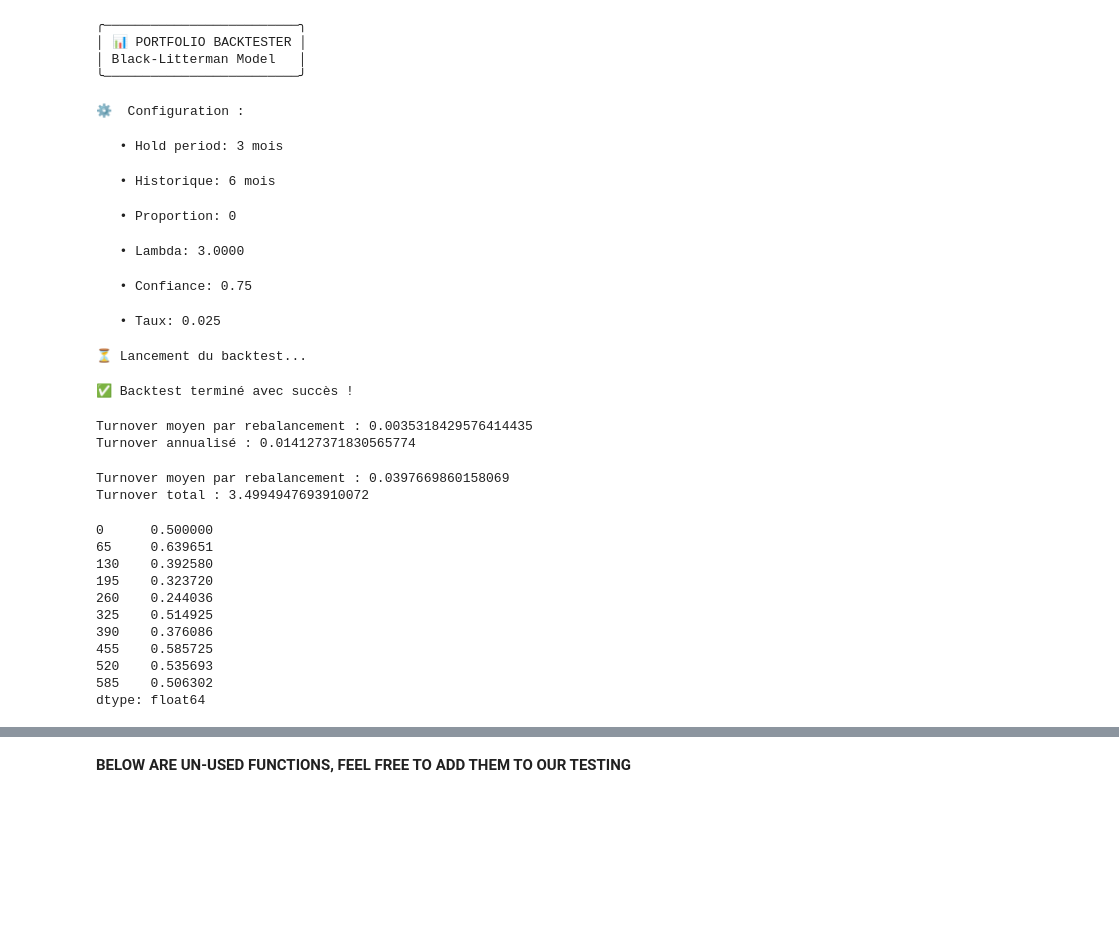
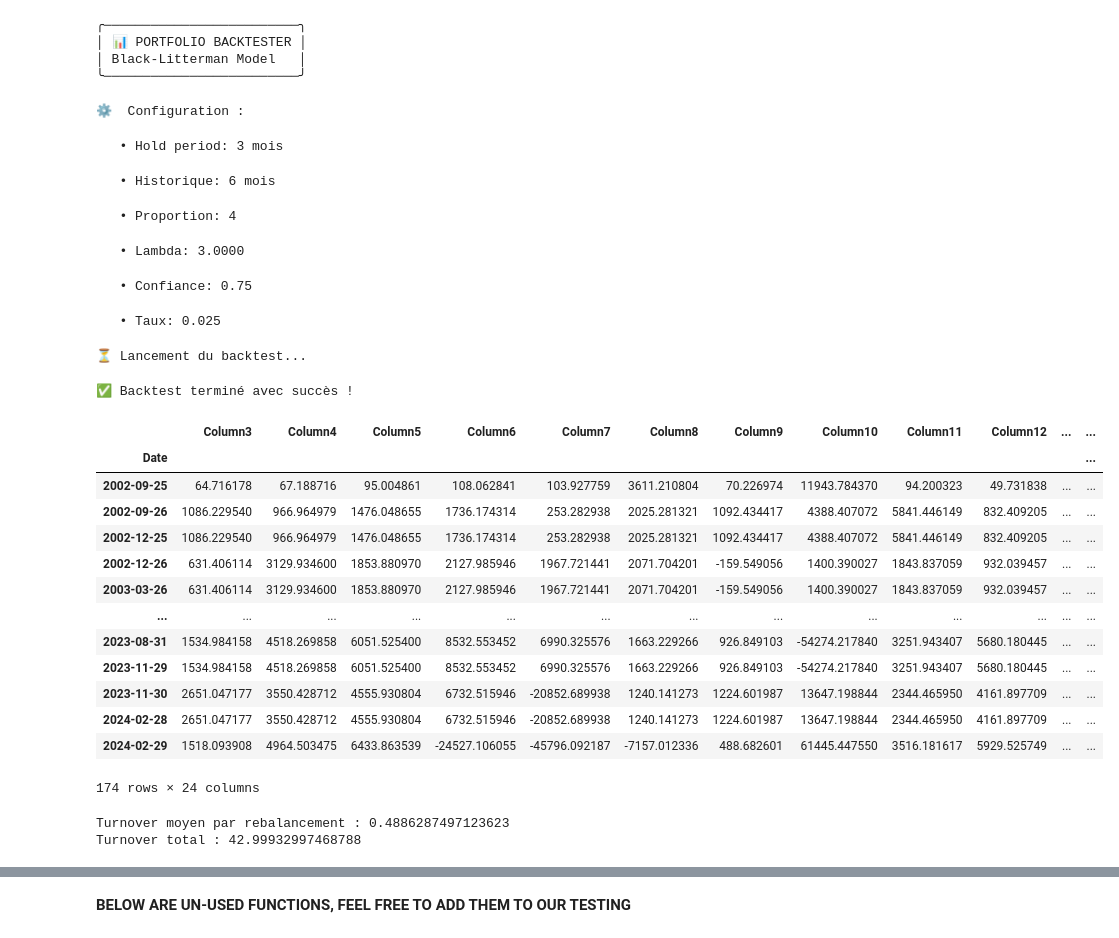
Before and after one commit to MaloBardin/Research-Project, a Jupyter notebook: Fix-Length US.ipynb, the cells around one changed output, grey strips where cells are left out. Drawn from its saved outputs; the diff is of its cells as text; code cells hidden in the pictures; blank space fills up the shorter version.

Commit message:
Turn over prefix

```diff
--- a/Fix-Length US.ipynb
+++ b/Fix-Length US.ipynb
@@ -303,7 +303,7 @@ month_count = 0
 #PARAMETERS
 hold =3
 hist = 6
-proportion=0
+proportion=4
 Lambda=3
 tau=0.025
 confidence=0.75
@@ -393,7 +393,7 @@ console.print("\n[green]✅ Backtest terminé avec succès ![/green]\n")
 ⚙️  Configuration :
    • Hold period: 3 mois
    • Historique: 6 mois
-   • Proportion: 0
+   • Proportion: 4
    • Lambda: 3.0000
    • Confiance: 0.75
    • Taux: 0.025
@@ -411,17 +402,35 @@ portfolio_value = turn_over_df*dfbacktest_filtered
-# %%
-turn_over_df=portfolio_value
-weights = turn_over_df.div(turn_over_df.abs().sum(axis=1), axis=0)
-
-# Garder uniquement les lignes distinctes (vrais rebalancements)
-weights_dedup = weights.loc[weights.ne(weights.shift()).any(axis=1)]
-
-turnover = weights_dedup.diff().abs().sum(axis=1) / 2
-turnover = turnover.dropna()
-
-n_rebal_per_year = 252 / (21 * hold)  # ou len(turnover) / n_années
-
-print("Turnover moyen par rebalancement :", turnover.mean())
-print("Turnover annualisé :", turnover.mean() * n_rebal_per_year)
-# %% [output]
-Turnover moyen par rebalancement : 0.0035318429576414435
-Turnover annualisé : 0.014127371830565774
+# %%
+turn_over_df = final.copy()
+stock_cols = list(final.columns[2:-1])
+turn_over_df=turn_over_df.set_index("Date")
+turn_over_df=turn_over_df[stock_cols]
+prix_df=df.copy()
+swap_lines = turn_over_df.loc[turn_over_df.ne(turn_over_df.shift()).any(axis=1)]
+rebal_idx = turn_over_df.index[turn_over_df.ne(turn_over_df.shift()).any(axis=1)]
+rebal_pos = [turn_over_df.index.get_loc(idx) for idx in rebal_idx]
+
+idx_around = sorted(set(
+    p + delta
+    for p in rebal_pos
+    for delta in [-1, 0]
+    if 0 <= p + delta < len(turn_over_df)
+))
+
+swap_lines = turn_over_df.iloc[idx_around]
+swap_lines = swap_lines.iloc[1:]
+swap_lines
+# %% [output]
+|  | Column3 | Column4 | Column5 | Column6 | Column7 | Column8 | Column9 | Column10 | Column11 | Column12 | ... | ... |
+| Date |  |  |  |  |  |  |  |  |  |  |  | ... |
+| 2002-09-25 | 64.716178 | 67.188716 | 95.004861 | 108.062841 | 103.927759 | 3611.210804 | 70.226974 | 11943.784370 | 94.200323 | 49.731838 | ... | ... |
+| 2002-09-26 | 1086.229540 | 966.964979 | 1476.048655 | 1736.174314 | 253.282938 | 2025.281321 | 1092.434417 | 4388.407072 | 5841.446149 | 832.409205 | ... | ... |
+| 2002-12-25 | 1086.229540 | 966.964979 | 1476.048655 | 1736.174314 | 253.282938 | 2025.281321 | 1092.434417 | 4388.407072 | 5841.446149 | 832.409205 | ... | ... |
+| 2002-12-26 | 631.406114 | 3129.934600 | 1853.880970 | 2127.985946 | 1967.721441 | 2071.704201 | -159.549056 | 1400.390027 | 1843.837059 | 932.039457 | ... | ... |
+| 2003-03-26 | 631.406114 | 3129.934600 | 1853.880970 | 2127.985946 | 1967.721441 | 2071.704201 | -159.549056 | 1400.390027 | 1843.837059 | 932.039457 | ... | ... |
+| ... | ... | ... | ... | ... | ... | ... | ... | ... | ... | ... | ... | ... |
+| 2023-08-31 | 1534.984158 | 4518.269858 | 6051.525400 | 8532.553452 | 6990.325576 | 1663.229266 | 926.849103 | -54274.217840 | 3251.943407 | 5680.180445 | ... | ... |
+| 2023-11-29 | 1534.984158 | 4518.269858 | 6051.525400 | 8532.553452 | 6990.325576 | 1663.229266 | 926.849103 | -54274.217840 | 3251.943407 | 5680.180445 | ... | ... |
+| 2023-11-30 | 2651.047177 | 3550.428712 | 4555.930804 | 6732.515946 | -20852.689938 | 1240.141273 | 1224.601987 | 13647.198844 | 2344.465950 | 4161.897709 | ... | ... |
+| 2024-02-28 | 2651.047177 | 3550.428712 | 4555.930804 | 6732.515946 | -20852.689938 | 1240.141273 | 1224.601987 | 13647.198844 | 2344.465950 | 4161.897709 | ... | ... |
+| 2024-02-29 | 1518.093908 | 4964.503475 | 6433.863539 | -24527.106055 | -45796.092187 | -7157.012336 | 488.682601 | 61445.447550 | 3516.181617 | 5929.525749 | ... | ... |
+174 rows × 24 columns
@@ -466,22 +486,10 @@ turnover_series.iloc[0] = weights_reb.iloc[0].abs().sum() / 2
 print("Turnover moyen par rebalancement :", turnover_series.mean())
 print("Turnover total :", turnover_series.sum())
 # %% [output]
-Turnover moyen par rebalancement : 0.0397669860158069
-Turnover total : 3.4994947693910072
+Turnover moyen par rebalancement : 0.4886287497123623
+Turnover total : 42.99932997468788
 # %%
 print(turnover_series.head(10))
-# %% [output]
-0      0.500000
-65     0.639651
-130    0.392580
-195    0.323720
-260    0.244036
-325    0.514925
-390    0.376086
-455    0.585725
-520    0.535693
-585    0.506302
-dtype: float64
 # %%
 def MomentumStrategy(df, hist=6, hold=3, proportion=8, fees=False, start=0, alpha=0.99, rf=0.04):
 
```
Also changed, not shown: parts of 14 cells of this notebook.
